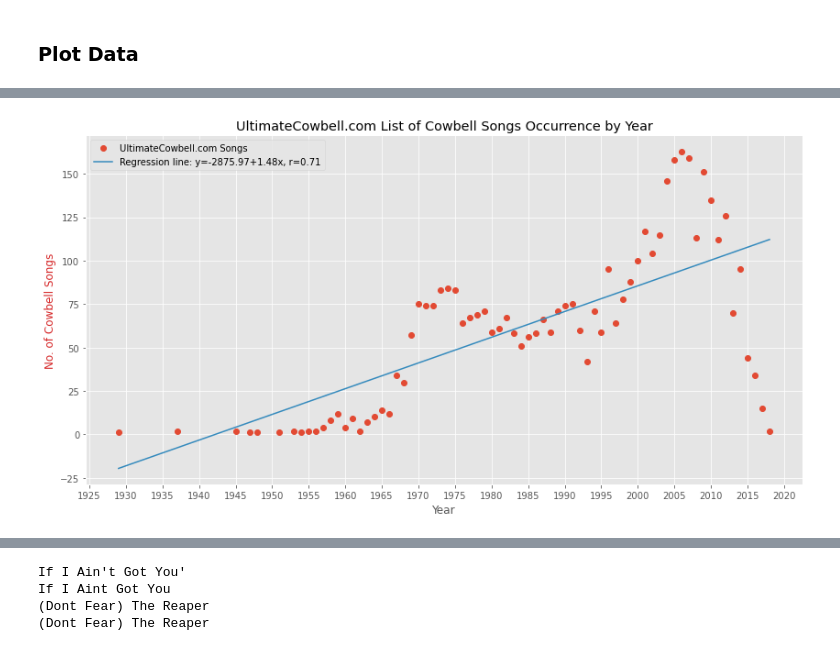
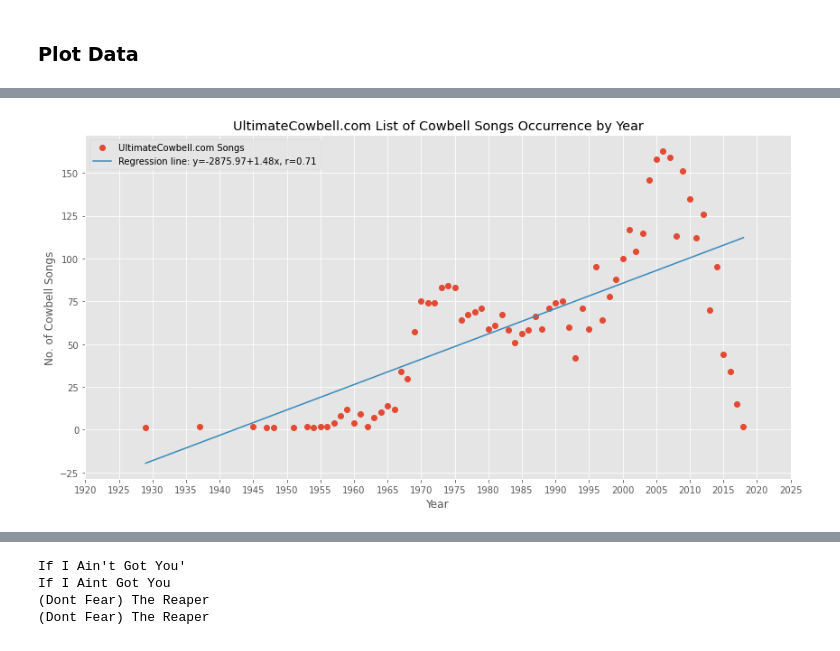
Before and after one commit to Eleanor-Shellstrop/walken, a Jupyter notebook: walken.ipynb, the cells around one changed output, grey strips where cells are left out. Cells and saved outputs as stored; diff of their text form; code cells hidden in the pictures.

```diff
--- a/walken.ipynb
+++ b/walken.ipynb
@@ -209,37 +238,34 @@ line = f'Regression line: y={intercept:.2f}+{slope:.2f}x, r={r:.2f}'
 
 # Set Fig and Subplots
 fig, ax1 = plt.subplots()
 
 
 # Figure Size
 fig.set_figheight(7)
 fig.set_figwidth(14)
 
 
 # Title
 plt.title('UltimateCowbell.com List of Cowbell Songs Occurrence by Year')
 
 
 # X and Y Labels
 ax1.set_xlabel('Year')
-ax1.set_ylabel('No. of Cowbell Songs', color=color)
+ax1.set_ylabel('No. of Cowbell Songs')
 
 
 # Plot
 ax1.plot(x, y, 'o', label='UltimateCowbell.com Songs')
+ax1.plot(x, intercept + slope * x, label=line)
 
 
 # Set X ticks
-xticks = np.arange(1910, 2030, 5)
+xticks = np.arange(1920, 2030, 5)
 ax1.set_xticks(xticks)
-
-
-# Plot
-ax1.plot(x, intercept + slope * x, label=line)
 
 
 # Legend and show
 plt.legend()
 plt.show()
 # %% [output]
-[figure, old version]
+[figure, new version]
```
Also changed, not shown: parts of 27 cells of this notebook, 1 other file.
